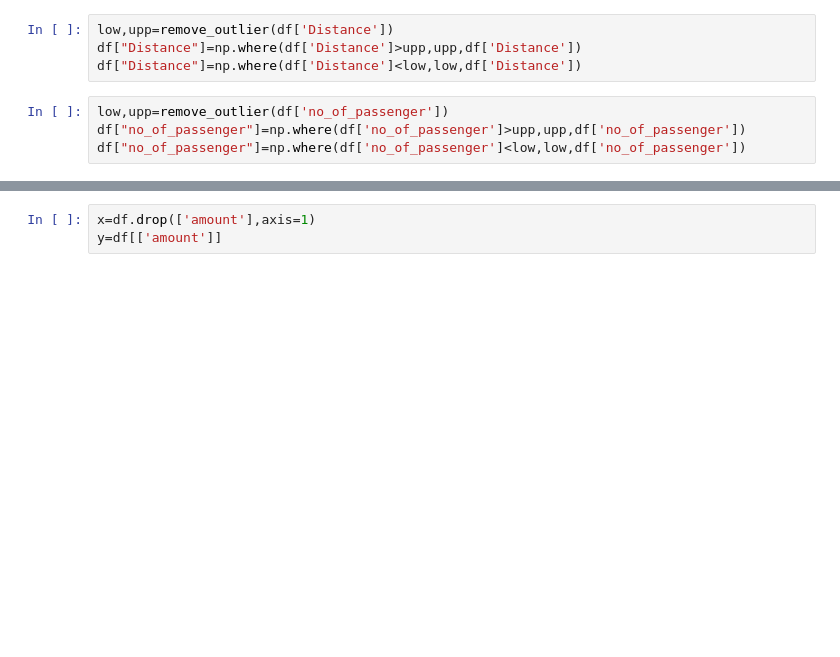
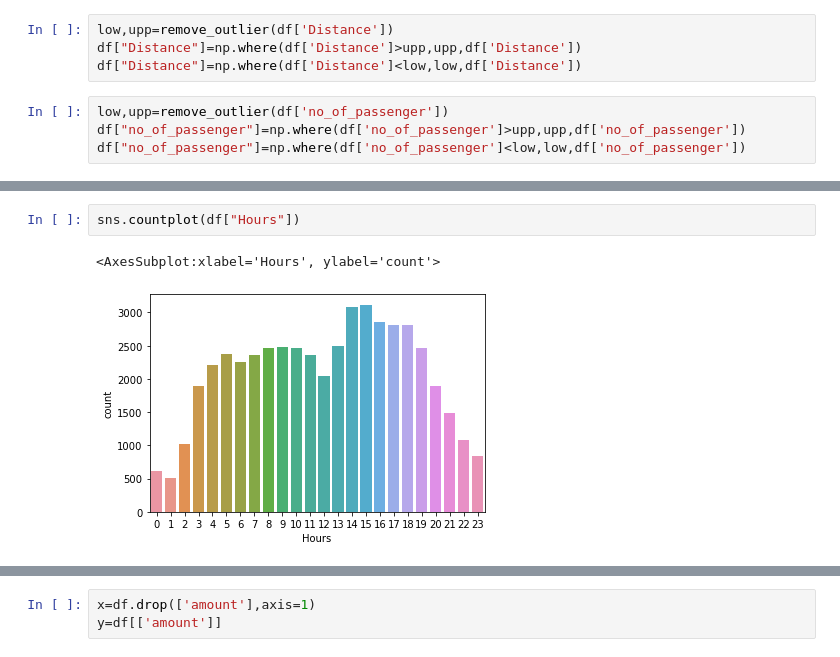
Before and after one commit to Roopesh1070/machine-learning-projects, a Jupyter notebook: taxi fare prediction.ipynb, the cells around one changed output, grey strips where cells are left out. Drawn from its saved outputs; the diff is of its cells as text; blank space fills up the shorter version.

```diff
--- a/taxi fare prediction.ipynb
+++ b/taxi fare prediction.ipynb
@@ -187,0 +186,5 @@ plt.hist(df["Day"])
+# %%
+sns.countplot(df["Hours"])
+# %% [output]
+<AxesSubplot:xlabel='Hours', ylabel='count'>
+[figure, added]
```
Also changed, not shown: parts of 52 cells of this notebook.
